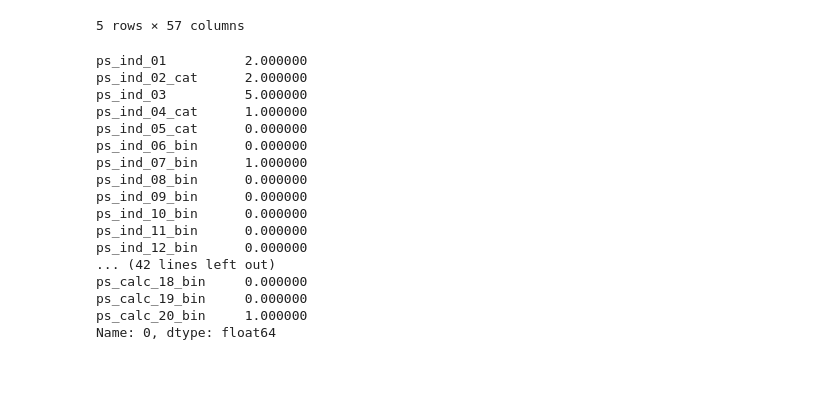
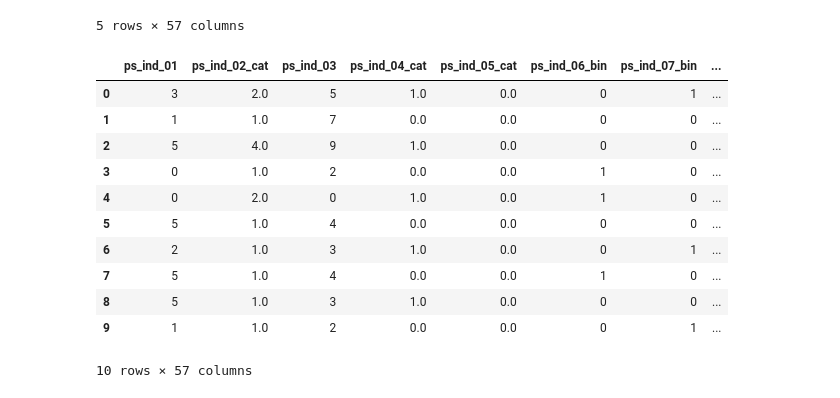
Before and after one commit to spfantasy/KaggleBuild, a Jupyter notebook: SafeDriver/model.ipynb, the cells around one changed output. Saved outputs shown, nothing was run; the diff lists cells and outputs as text; code cells hidden in the pictures; blank space fills up the shorter version.

```diff
--- a/SafeDriver/model.ipynb
+++ b/SafeDriver/model.ipynb
@@ -116,8 +116,8 @@ dataset = namedtuple("dataset","X y")
 # %% [markdown]
 ### Loading Raw Data
 # %%
-train = pd.read_csv("train.csv")
-test  = pd.read_csv("test.csv")
+train = pd.read_csv("./original/train.csv")
+test  = pd.read_csv("./original/test.csv")
 # %%
 class dataset:
     def __init__(self, data = None, label = None):
@@ -166,6 +166,10 @@ test.X  = dummy(test.X,  mylist)
 # %%
 KFOLDS = 5
 folds = list(StratifiedKFold(n_splits=KFOLDS, shuffle=True, random_state=2016).split(train.X, train.y))
+# %%
+tmp = pd.DataFrame.copy(train.X.head(10))
+# %%
+tmp['ps_ind_01'][0] = 3
 # %%
 train.X.head()
 # %% [output]
@@ -176,23 +180,18 @@ train.X.head()
 | 3 | 0 | 1.0 | 2 | 0.0 | 0.0 | 1 | 0 | ... |
 | 4 | 0 | 2.0 | 0 | 1.0 | 0.0 | 1 | 0 | ... |
 5 rows × 57 columns
-# %%
-train.X.loc[0]
-# %% [output]
-ps_ind_01          2.000000
-ps_ind_02_cat      2.000000
-ps_ind_03          5.000000
-ps_ind_04_cat      1.000000
-ps_ind_05_cat      0.000000
-ps_ind_06_bin      0.000000
-ps_ind_07_bin      1.000000
-ps_ind_08_bin      0.000000
-ps_ind_09_bin      0.000000
-ps_ind_10_bin      0.000000
-ps_ind_11_bin      0.000000
-ps_ind_12_bin      0.000000
-... (42 lines left out)
-ps_calc_18_bin     0.000000
-ps_calc_19_bin     0.000000
-ps_calc_20_bin     1.000000
-Name: 0, dtype: float64
+# %%
+tmp
+# %% [output]
+|  | ps_ind_01 | ps_ind_02_cat | ps_ind_03 | ps_ind_04_cat | ps_ind_05_cat | ps_ind_06_bin | ps_ind_07_bin | ... |
+| 0 | 3 | 2.0 | 5 | 1.0 | 0.0 | 0 | 1 | ... |
+| 1 | 1 | 1.0 | 7 | 0.0 | 0.0 | 0 | 0 | ... |
+| 2 | 5 | 4.0 | 9 | 1.0 | 0.0 | 0 | 0 | ... |
+| 3 | 0 | 1.0 | 2 | 0.0 | 0.0 | 1 | 0 | ... |
+| 4 | 0 | 2.0 | 0 | 1.0 | 0.0 | 1 | 0 | ... |
+| 5 | 5 | 1.0 | 4 | 0.0 | 0.0 | 0 | 0 | ... |
+| 6 | 2 | 1.0 | 3 | 1.0 | 0.0 | 0 | 1 | ... |
+| 7 | 5 | 1.0 | 4 | 0.0 | 0.0 | 1 | 0 | ... |
+| 8 | 5 | 1.0 | 3 | 1.0 | 0.0 | 0 | 0 | ... |
+| 9 | 1 | 1.0 | 2 | 0.0 | 0.0 | 0 | 1 | ... |
+10 rows × 57 columns
```
Also changed, not shown: parts of 3 cells of this notebook, 4 other files.
